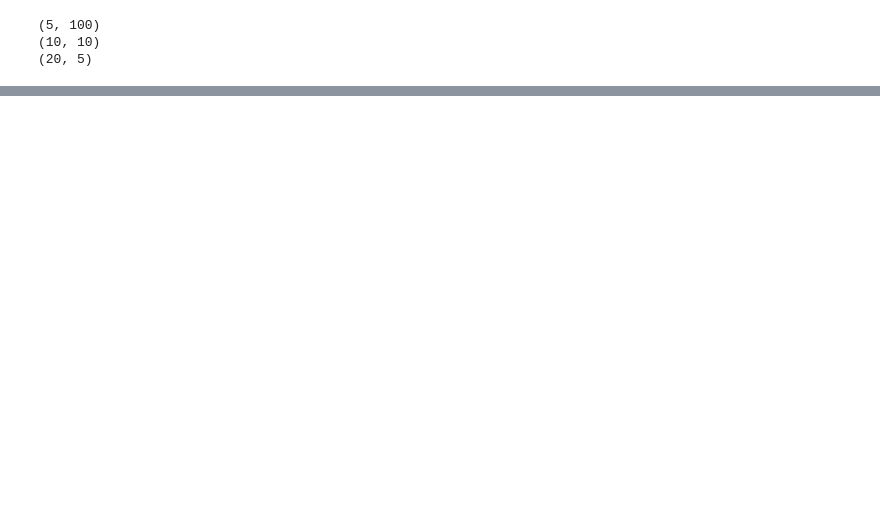
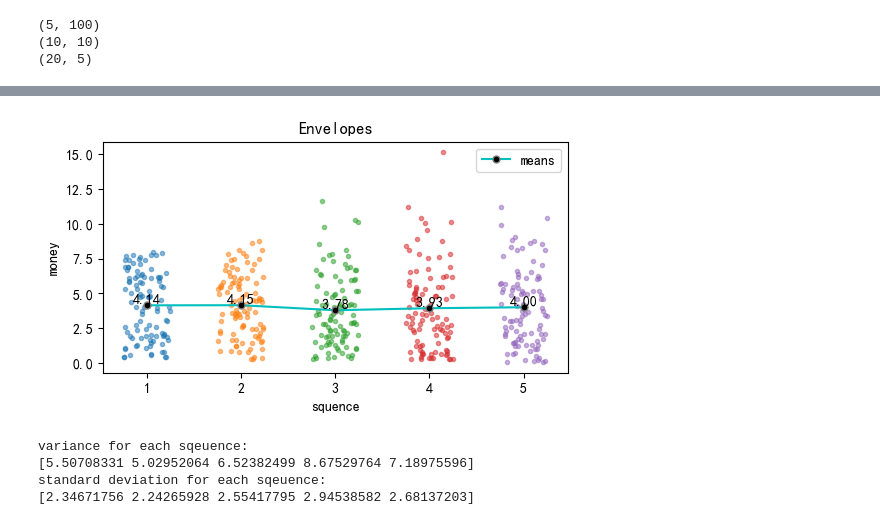
Before and after one commit to qinchao2022/SI140A-project, a Jupyter notebook: main.ipynb, the cells around one changed output, grey strips where cells are left out. Drawn from its saved outputs; the diff is of its cells as text; code cells hidden in the pictures; blank space fills up the shorter version.

```diff
--- a/main.ipynb
+++ b/main.ipynb
@@ -52,0 +55,25 @@ plt.ylim(0, 0.5)
+# %%
+plt.figure(figsize=(6,3))
+for i in range(5):
+    x = np.random.random(100)
+    x = x / 2 + i + 0.75
+    plt.scatter(x, data05[i], marker='.', alpha=0.5)
+x_label = range(1, 6)
+plt.plot(x_label,mean05,'c',label='means',markersize=5,markerfacecolor='black',marker='o',markeredgecolor='grey')
+plt.xlabel("squence")
+plt.ylabel("money")
+plt.legend()
+plt.title("Envelopes")
+for i, j in zip(x_label, mean05):
+    plt.text(i, j, '%.2f' % j, ha='center', va='bottom', fontsize=10)
+plt.show()
+print("variance for each sqeuence:")
+print(np.var(data05, axis=1))
+print("standard deviation for each sqeuence:")
+print(np.std(data05, axis=1))
+# %% [output]
+[figure, added]
+variance for each sqeuence:
+[5.50708331 5.02952064 6.52382499 8.67529764 7.18975596]
+standard deviation for each sqeuence:
+[2.34671756 2.24265928 2.55417795 2.94538582 2.68137203]
```
Also changed, not shown: parts of 15 cells of this notebook, 1 other file.
